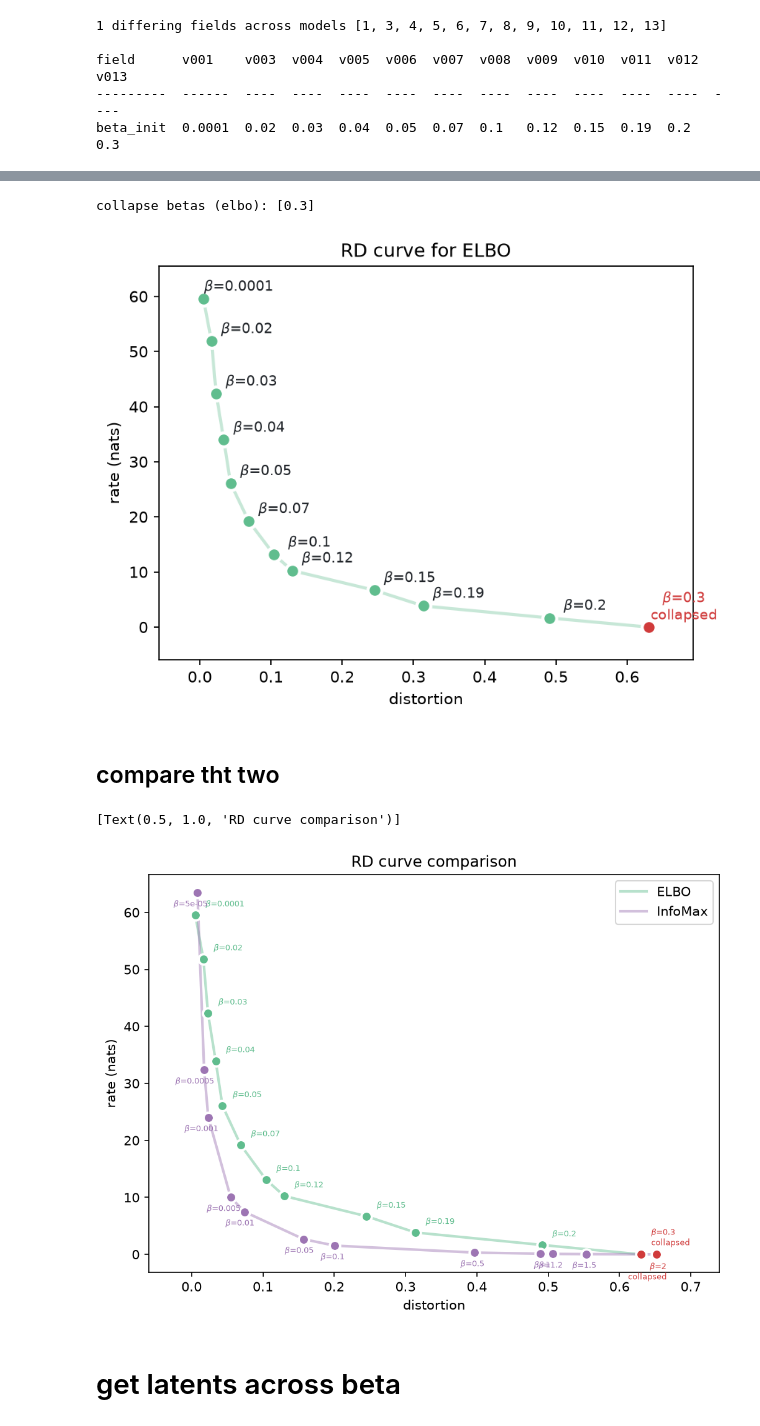
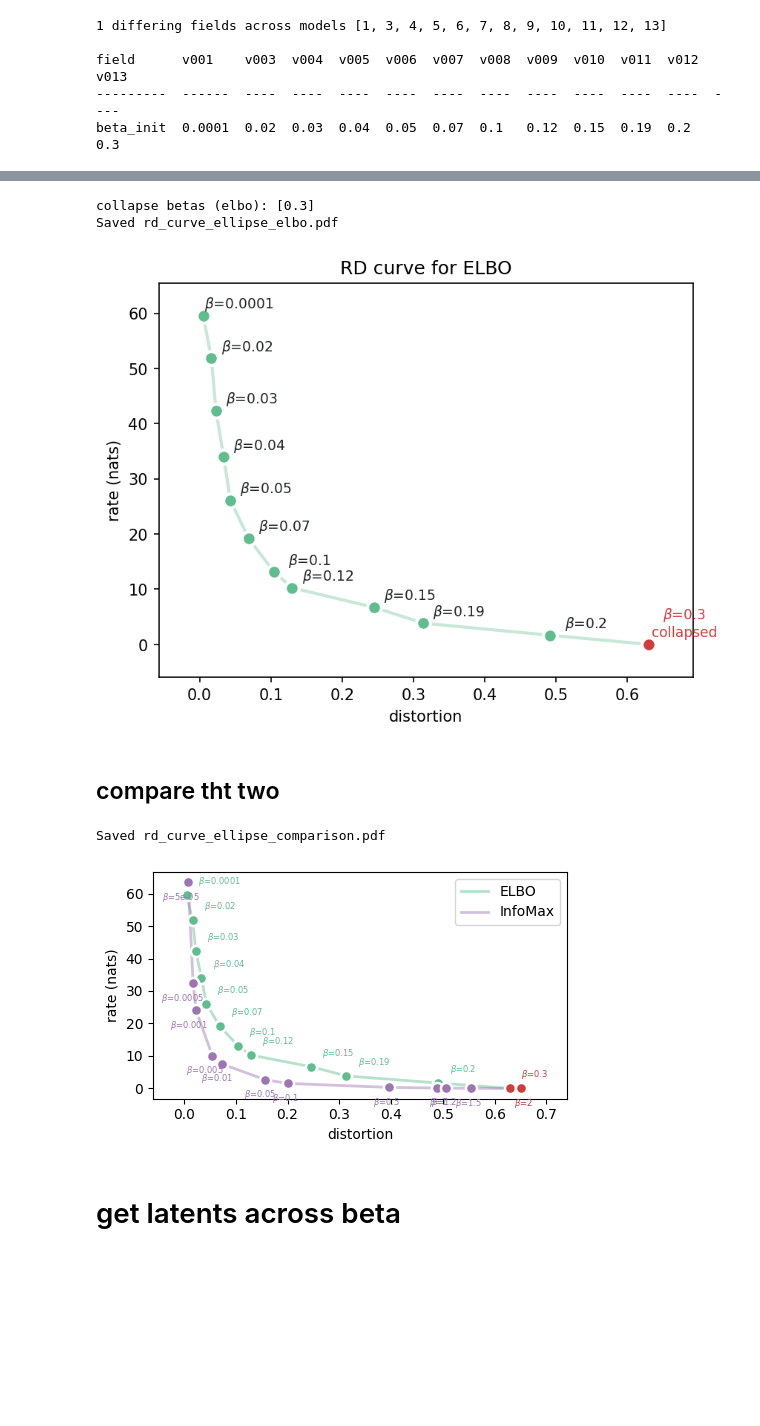
Before and after one commit to lyob/hdiva, a Jupyter notebook: d_analysis/diva_sami_comparison.ipynb, the cells around one changed output, grey strips where cells are left out. Saved outputs shown, nothing was run; the diff lists cells and outputs as text; code cells hidden in the pictures; blank space fills up the shorter version.

```diff
--- a/d_analysis/diva_sami_comparison.ipynb
+++ b/d_analysis/diva_sami_comparison.ipynb
@@ -26,6 +26,11 @@ The autoreload extension is already loaded. To reload it, use:
 # load and test infomax model (ring dataset)
 
 using conditional generation
+# %%
+def save_fig(fig, figname:str, loc:str, dpi:int=300):
+    out = f'{figname}.pdf'
+    fig.savefig(f'{loc}/{out}', dpi=dpi, bbox_inches='tight')
+    print(f"Saved {out}")
 # %% [markdown]
 ## data (ring)
 # %%
@@ -345,6 +357,6 @@ beta: 1.200000e+00
 # %%
 # save rd_points_kl
-mode = 'save'
+mode = 'load'
 
 import json
 save_loc = f"{parent_dir}/c_training/local_weights/{dataset_name}"
@@ -494,7 +512,7 @@ rd_points_elbo = []
 
 for model_num_elbo in model_nums_elbo:
     # config, model, weights = init_sami_from_config(model_num_elbo)
-    config, model, weights = init_sami_from_config(dataset_name="ellipse", model_num=model_num_elbo)
+    config, model, weights = init_sami_from_config(dataset_name=dataset_name, model_num=model_num_elbo)
     print('model number:', model_num_elbo)
     print(f'beta: {config.beta_init:.1e}')
     assert config.rate_type == 'kl'
@@ -529,8 +576,12 @@ ACCENT, INK, MUTED = "#60BD8E", "#1f2328", "#8b9199"
 COLLAPSE = "#d03b3b"
 COLLAPSE_RATE = 1e-2   # nats; below this the latent carries no information
 
-beta_to_remove = [0.01]
-rd_points_elbo = [item for item in rd_points_elbo if item["beta"] not in beta_to_remove]
+if dataset_name == "ellipse":
+    beta_to_remove = [0.01]  # ELLIPSE
+    rd_points_elbo = [item for item in rd_points_elbo if item["beta"] not in beta_to_remove]
+elif dataset_name == "ring":
+    beta_to_remove = [0.01, 0.002, 0.001, 0.0001]  # RING
+    rd_points_elbo = [item for item in rd_points_elbo if item["beta"] not in beta_to_remove]
 
 # pts = sorted(rd_points_elbo, key=lambda p: p["beta"])
 pts = sorted(rd_points_elbo, key=lambda p: p["beta"])
@@ -584,9 +635,15 @@ ax.set(title="RD curve for ELBO")
 # save the betas that are collapsed
 collapse_beta_elbo = [b for b, c in zip(B, collapsed) if c]
 print('collapse betas (elbo):', collapse_beta_elbo)
+
+# save fig
+loc = f"{notebook_dir}/d_analysis/sami_simple"
+figname = f"rd_curve_{dataset_name}_elbo"
+save_fig(fig, figname, loc)
 # %% [output]
 collapse betas (elbo): [0.3]
+Saved rd_curve_ellipse_elbo.pdf
-[figure, old version]
+[figure, new version]
 # %% [markdown]
 ## compare tht two
 # %%
@@ -599,7 +656,7 @@ SERIES = [
 INK, MUTED, COLLAPSE = "#1f2328", "#8b9199", "#d03b3b"
 COLLAPSE_RATE = 1e-2
 
-fig, ax = plt.subplots(figsize=(7.0, 5.0), dpi=150)
+fig, ax = plt.subplots(figsize=(5, 3))
 
 for i, (points, label, color) in enumerate(SERIES):
     pts = sorted(points, key=lambda p: p["beta"])
@@ -610,42 +667,48 @@ for i, (points, label, color) in enumerate(SERIES):
     )
 
     for p in pts:
         collapsed = p["rate"] < COLLAPSE_RATE
         point_color = COLLAPSE if collapsed else color
 
         ax.plot(
             p["distortion"], p["rate"], "o", ms=8,
             color=point_color, mec="white", mew=1.8,
             zorder=5 if collapsed else 3,
         )
         ax.annotate(
             rf"$\beta$={p['beta']:g}"
-            + ("\ncollapsed" if collapsed else ""),
+            + ("" if collapsed else ""),
             (p["distortion"], p["rate"]),
             textcoords="offset points",
             xytext=(8, 5 if i == 0 else -6),
             ha="left" if i==0 else "right",
             va="bottom" if i == 0 else "top",
             fontsize=6,
             color=point_color,
             zorder=6,
         )
 
 # ax.set_xscale("log")
 ax.set(ylabel="rate (nats)", xlabel="distortion")
 ax.legend()
 plt.tight_layout()
 
-ax.set(xlim=(-.06, 0.74))
-# R_range = max(R) - min(R)
-# ax.set(ylim=(min(R)-R_range*0.1, max(R)+R_range*0.1))
-# D_range = max(D) - min(D)
-# ax.set(xlim=(min(D)-D_range*0.1, max(D)+D_range*0.1))
+if dataset_name == "ellipse":
+    ax.set(xlim=(-.06, 0.74))  # ELLIPSE
+elif dataset_name == "ring":
+    ax.set(xlim=(-.03, 0.4))  # RING
+# # ax.set(xlim=(-.06, 0.74))  # ELLIPSE
+# ax.set(xlim=(-.03, 0.4))  # RING
 
-ax.set(title="RD curve comparison")
+# ax.set(title="RD curve comparison")
+
+# save fig
+loc = f"{notebook_dir}/d_analysis/sami_simple"
+figname = f"rd_curve_{dataset_name}_comparison"
+save_fig(fig, figname, loc)
 # %% [output]
-[Text(0.5, 1.0, 'RD curve comparison')]
+Saved rd_curve_ellipse_comparison.pdf
-[figure, old version]
+[figure, new version]
 # %% [markdown]
 # get latents across beta
 # %%
```
Also changed, not shown: parts of 24 cells of this notebook, 12 other files.
